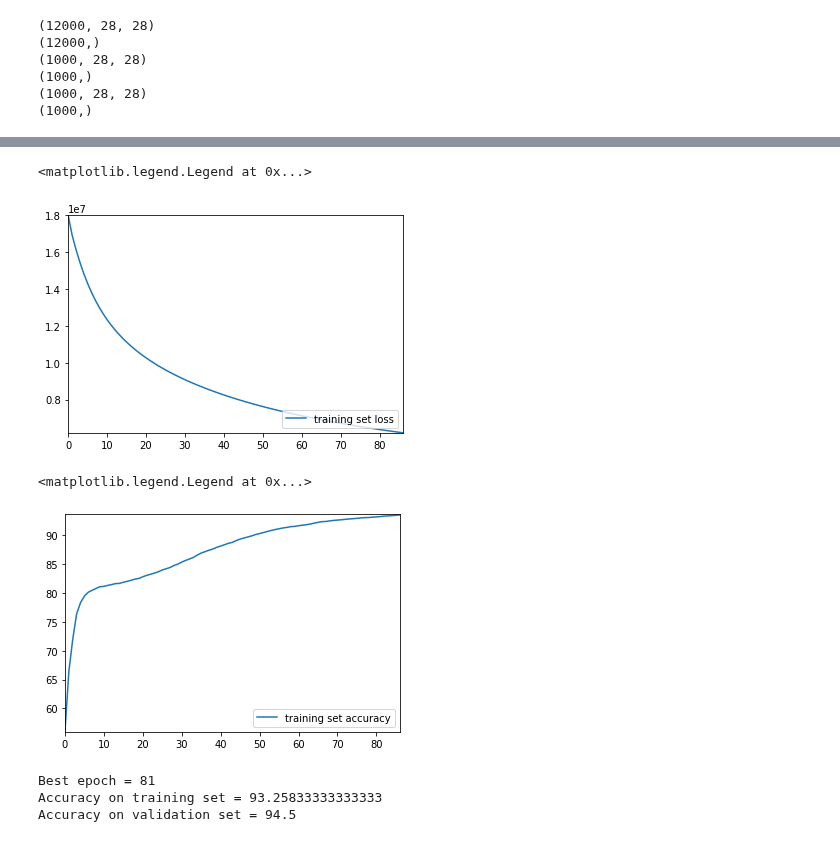
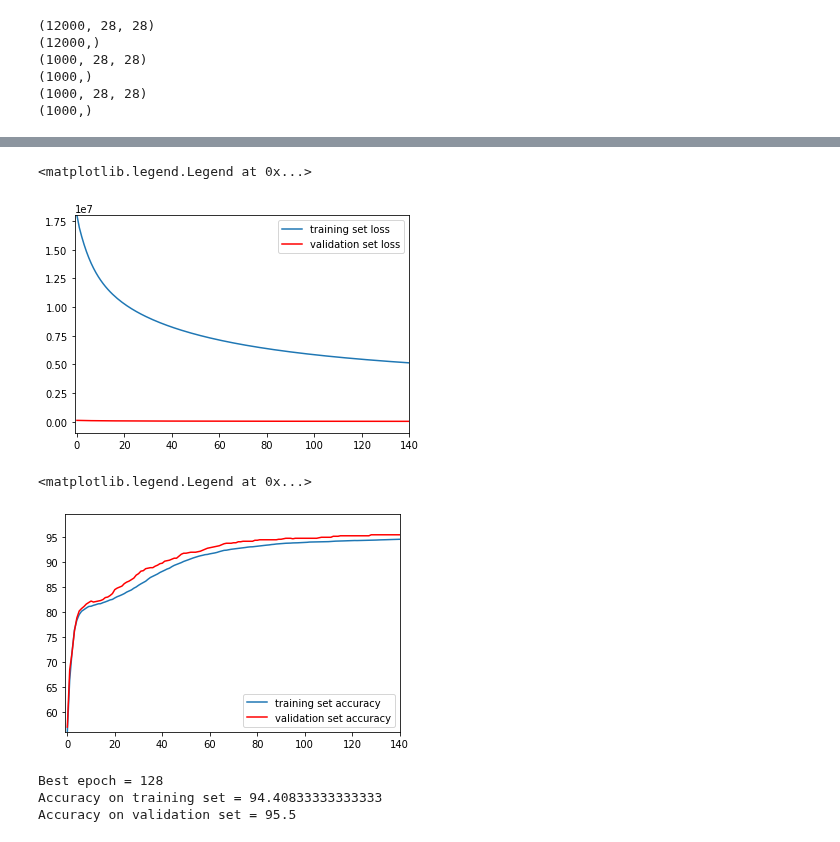
Before and after one commit to adamnpeace/comp90-cw1, a Jupyter notebook: q2/q2-elena.ipynb, the cells around one changed output, grey strips where cells are left out. Drawn from its saved outputs; the diff is of its cells as text; code cells hidden in the pictures.

```diff
--- a/q2/q2-elena.ipynb
+++ b/q2/q2-elena.ipynb
@@ -79,17 +79,26 @@ def accuracy(xs, ys, w, b):
 # %%
 #Loss Function
 
-def loss_func(trainys, y_predict):
+def loss_func(ys, y_predict):
     sum = 0
-    n = trainys.shape[0]
+    n = ys.shape[0]
     for i in range(n):
-        sum += (trainys[i] - y_predict[i]) ** 2
+        sum += (ys[i] - y_predict[i]) ** 2
     return 1/2*n*sum
 # %%
 #Loss Function for single points
 
 def loss(y, y_hat):
     return ((y - y_hat) ** 2) / 2
+# %%
+def validation_loss(devxs, devys, w, b):
+    y_predict = []
+
+    for i in range(devxs.shape[0]):
+        y_hat = f(devxs[i], w, b)
+        y_predict.append(y_hat)
+
+    return loss_func(devys, y_predict)
 # %%
 def logistic_regression(trainxs, trainys, devxs, devys):
     w, b = initialise_parameters(trainxs)
@@ -100,9 +109,11 @@ def logistic_regression(trainxs, trainys, devxs, devys):
     # store predicted y's and loss for each epoch
     y_predict = []
     loss_training = []
+    loss_validation = []
 
     # store old accuracy and consecutive epochs count to detect convergence
-    acc_old = accuracy(trainxs, trainys, w, b)
+    #loss_old = validation_loss(devxs, devys, w, b)
+    loss_old = 0
     row_epoch = 0
 
     # store number of epochs to have a nice graph
@@ -136,21 +147,24 @@ def logistic_regression(trainxs, trainys, devxs, devys):
         loss_train = loss_func(trainys, y_predict)
         loss_training.append(loss_train)
         print('Training set loss:', loss_train)
+        loss_dev = validation_loss(devxs, devys, w, b)
+        loss_validation.append(loss_dev)
+        print('Validation set loss:', loss_dev)
 
         # check if converged
-        if np.abs(accuracy_dev - acc_old) < 0.0001:
+        if np.abs(loss_dev - loss_old) < 100:
             row_epoch += 1
             if row_epoch == 5:
                 break
         else:
             row_epoch = 0
 
-        acc_old = accuracy_dev
+        loss_old = loss_dev
         epoch += 1
 
-    return epoch, accuracy_training, accuracy_validation, loss_training
+    return epoch, accuracy_training, accuracy_validation, loss_training, loss_validation
 # %%
-epoch, accuracy_training, accuracy_validation, loss_training = logistic_regression(trainxs, trainys, devxs, devys)
+epoch, accuracy_training, accuracy_validation, loss_training, loss_validation = logistic_regression(trainxs, trainys, devxs, devys)
 # %% [output]
 Epoch 0
 Training set accuracy: 55.95833333333333
@@ -172,26 +186,28 @@ Training set loss: 6197831.318334541
 # %%
-plt.axis([0, epoch, min(loss_training), max(loss_training) + 0.1])
+plt.axis([-1, epoch, min(loss_validation) - 1000000, max(loss_training)])
 plt.plot(loss_training, label='training set loss')
-plt.legend(loc='lower right')
+plt.plot(loss_validation, label='validation set loss', color='r')
+plt.legend(loc='upper right')
 # %% [output]
 <matplotlib.legend.Legend at 0x...>
-[figure, old version]
+[figure, new version]
 # %%
-plt.axis([0, epoch, min(accuracy_training), max(accuracy_training) + 0.1])
+plt.axis([-1, epoch, min(accuracy_training), max(accuracy_training) + 5])
 plt.plot(accuracy_training, label='training set accuracy')
+plt.plot(accuracy_validation, label='validation set accuracy', color='r')
 plt.legend(loc='lower right')
 # %% [output]
 <matplotlib.legend.Legend at 0x...>
-[figure, old version]
+[figure, new version]
 # %%
 ind = accuracy_validation.index(max(accuracy_validation))
 print("Best epoch =", ind)
 print("Accuracy on training set =", accuracy_training[ind])
 print("Accuracy on validation set =", accuracy_validation[ind])
 # %% [output]
-Best epoch = 81
-Accuracy on training set = 93.25833333333333
-Accuracy on validation set = 94.5
+Best epoch = 128
+Accuracy on training set = 94.40833333333333
+Accuracy on validation set = 95.5
 # %%
 def flatten(w, b):
     toflatten = (w, [b])
```
Also changed, not shown: parts of 3 cells of this notebook.
